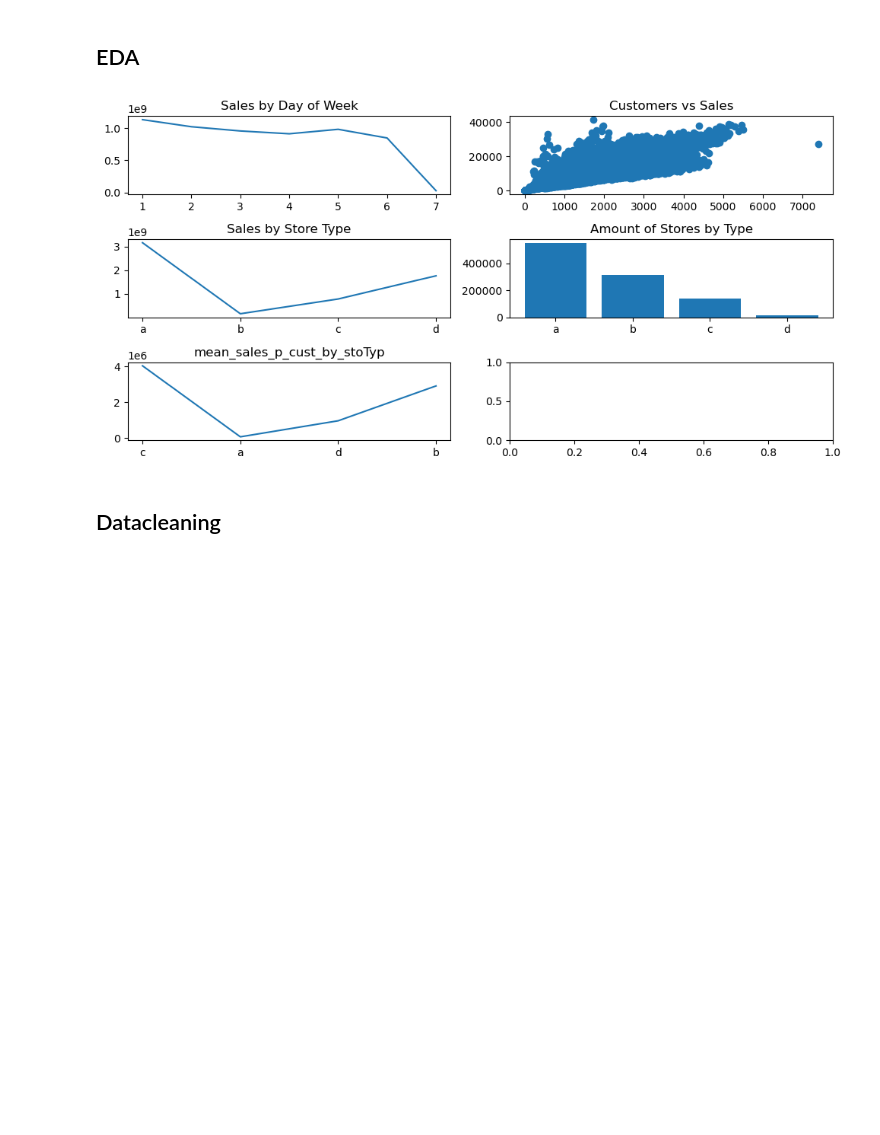
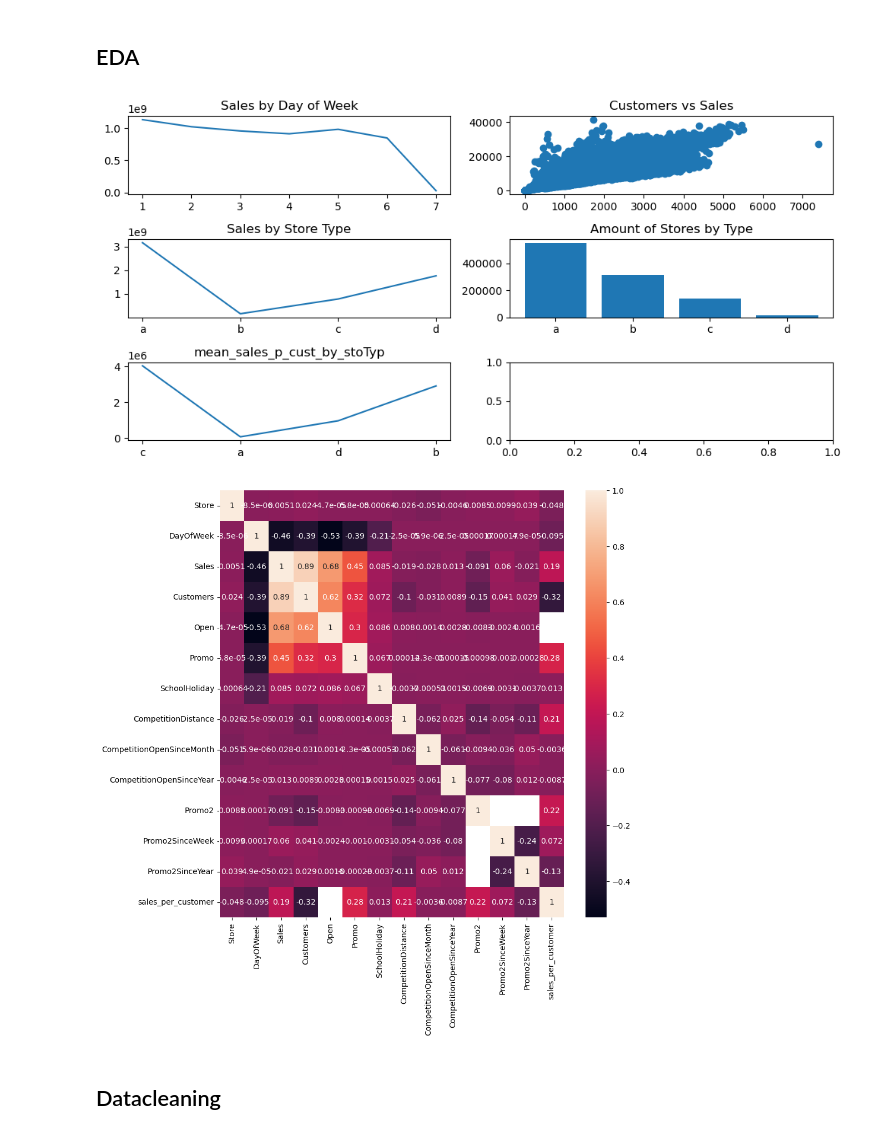
Before and after one commit to TheLoneCoderpy/rossmann_sales_prediction, a Jupyter notebook: notebook.ipynb, the cells around one changed output. Saved outputs shown, nothing was run; the diff lists cells and outputs as text; code cells hidden in the pictures; blank space fills up the shorter version.

```diff
--- a/notebook.ipynb
+++ b/notebook.ipynb
@@ -89,33 +89,41 @@ axs[0, 0].plot(s_b_d)
 axs[0, 0].set_title('Sales by Day of Week')
 
 # Plot 2: Punktwolke mit Vergleich zwischen Customers und Sales
 axs[0, 1].scatter(big_df["Customers"], big_df["Sales"])
 axs[0, 1].set_title('Customers vs Sales')
 
 # Plot 3: Verkäufe nach Geschäftsart
 sales_by_storeType = big_df["Sales"].groupby(big_df["StoreType"]).sum()
 axs[1, 0].plot(sales_by_storeType)
 axs[1, 0].set_title('Sales by Store Type')
 
 # Plot 4: Anzahl der Geschäfte nach Typ
 amt_stores_by_type = big_df["StoreType"].value_counts()
 axs[1, 1].bar(["a", "b", "c", "d"], amt_stores_by_type)
 axs[1, 1].set_title('Amount of Stores by Type')
 
 # Durchschnittliche Käufe pro Kunde
 sales_per_customer = big_df["Sales"] / big_df["Customers"]
 big_df["sales_per_customer"] = sales_per_customer
 
 # Durchschnittliche Käufe pro Kunde nach Store Type
 m_sales_customer_by_st = big_df["sales_per_customer"].groupby(big_df["StoreType"]).sum().values.tolist()
 axs[2, 0].plot(big_df["StoreType"].unique(), m_sales_customer_by_st)
 axs[2, 0].set_title("mean_sales_p_cust_by_stoTyp")
 
 # Grafiken ausgeben
 plt.tight_layout()
 plt.show()
+
+# Select only numeric columns
+numeric_cols = big_df.select_dtypes(include=[np.number])
+corr = numeric_cols.corr()
+plt.figure(figsize=(10, 10))
+sns.heatmap(corr, annot=True)
+plt.show()
 # %% [output]
 [figure]
+[figure, added]
 # %% [markdown]
 ## Datacleaning
 # %%
```
Also changed, not shown: parts of 5 cells of this notebook.
